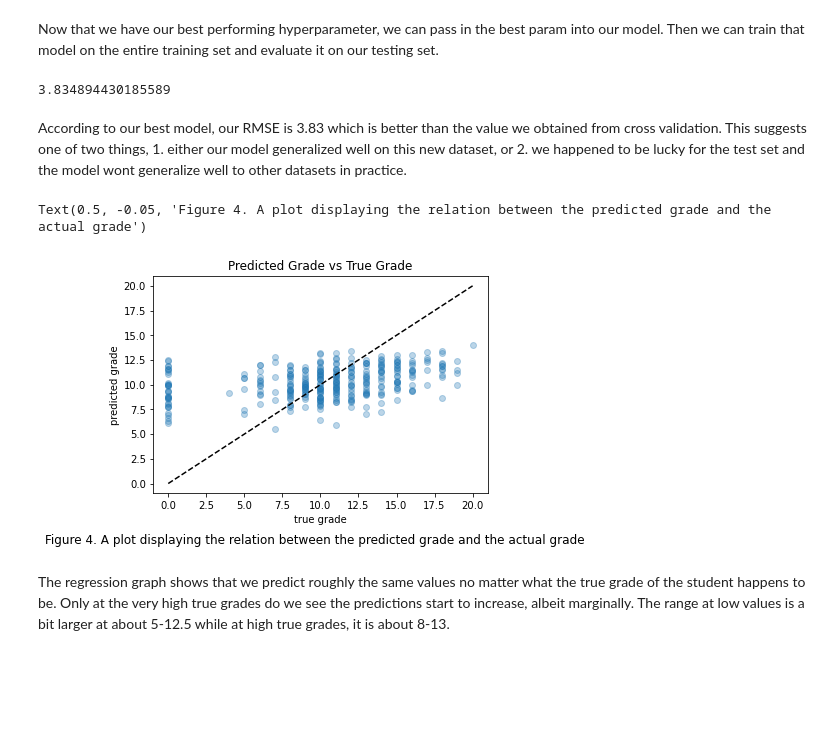
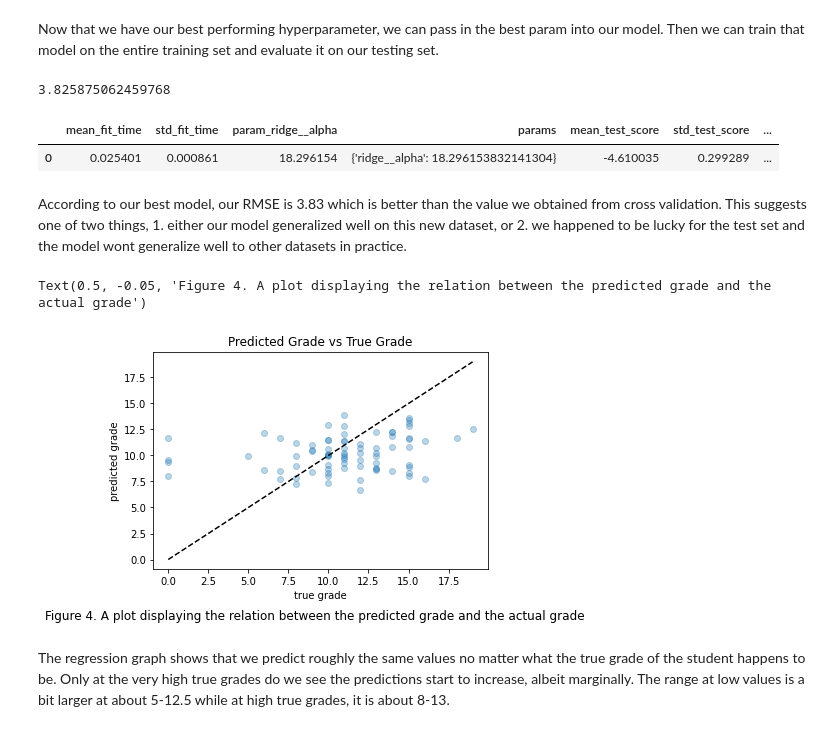
Before and after one commit to DSCI-310/DSCI-310-Group-1, a Jupyter notebook: analysis/StudentPerformance.ipynb, the cells around one changed output. Drawn from its saved outputs; the diff is of its cells as text; code cells hidden in the pictures; blank space fills up the shorter version.

```diff
--- a/analysis/StudentPerformance.ipynb
+++ b/analysis/StudentPerformance.ipynb
@@ -167,28 +180,34 @@ Ridge Regression takes in 1 hyperparameter that controls the complexity of the m
 # %% [markdown]
 Now that we have our best performing hyperparameter, we can pass in the best param into our model. Then we can train that model on the entire training set and evaluate it on our testing set.
 # %%
-pipelr2 = pipelr = make_pipeline(preprocessor, Ridge(alpha = 13.905594925482252))
+pipelr2 = make_pipeline(preprocessor, Ridge(alpha = rand_search.best_params_['ridge__alpha']))
 pipelr2.fit(X_train, y_train)
 
 predicted = pipelr2.predict(X_test)
 rms = mean_squared_error(y_test, predicted, squared=False)
 print(rms)
 # %% [output]
-3.834894430185589
+3.825875062459768
+# %%
+df_results["final score"] = -rms
+df_results
+# %% [output]
+|  | mean_fit_time | std_fit_time | param_ridge__alpha | params | mean_test_score | std_test_score | ... |
+| 0 | 0.025401 | 0.000861 | 18.296154 | {'ridge__alpha': 18.296153832141304} | -4.610035 | 0.299289 | ... |
 # %% [markdown]
 According to our best model, our RMSE is 3.83 which is better than the value we obtained from cross validation. This suggests one of two things, 1. either our model generalized well on this new dataset, or 2. we happened to be lucky for the test set and the model wont generalize well to other datasets in practice.
 # %%
 plt.title("Predicted Grade vs True Grade")
-plt.scatter(y_train, pipelr.predict(X_train), alpha=0.3)
-grid = np.linspace(y_train.min(), y_train.max(), 1000)
+plt.scatter(y_test, predicted, alpha=0.3)
+grid = np.linspace(y_test.min(), y_test.max(), 1000)
 plt.plot(grid, grid, "--k")
 plt.xlabel("true grade")
 plt.ylabel("predicted grade")
 txt = "Figure 4. A plot displaying the relation between the predicted grade and the actual grade"
 plt.figtext(0.5, -0.05, txt, wrap=True, horizontalalignment='center', fontsize=12)
 # %% [output]
 Text(0.5, -0.05, 'Figure 4. A plot displaying the relation between the predicted grade and the actual grade')
-[figure, old version]
+[figure, new version]
 # %% [markdown]
 The regression graph shows that we predict roughly the same values no matter what the true grade of the student happens to be. Only at the very high true grades do we see the predictions start to increase, albeit marginally. The range at low values is a bit larger at about 5-12.5 while at high true grades, it is about 8-13.
 # %%
```
Also changed, not shown: parts of 5 cells of this notebook, 3 other files.
